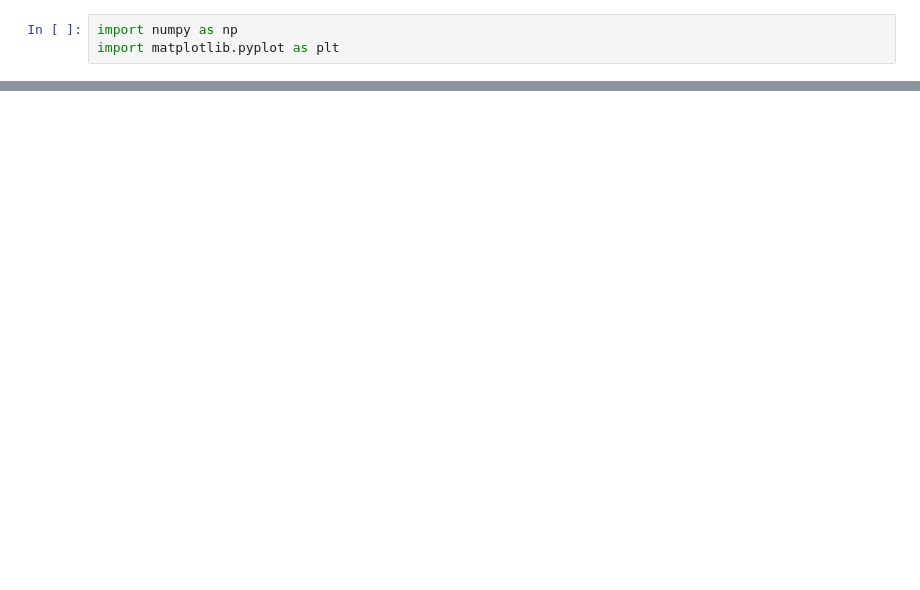
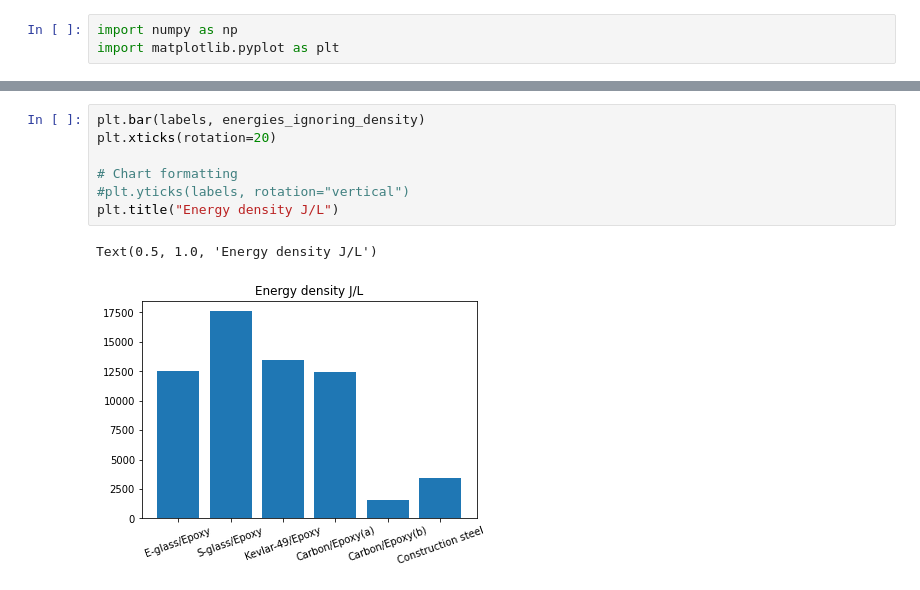
Before and after one commit to alfm778/Plastkompositter, a Jupyter notebook: Assignment 1/Assignment 1.ipynb, the cells around one changed output, grey strips where cells are left out. Cells and saved outputs as stored; diff of their text form; blank space fills up the shorter version.

```diff
--- a/Assignment 1/Assignment 1.ipynb
+++ b/Assignment 1/Assignment 1.ipynb
@@ -125,0 +136,10 @@ Text(0.5, 1.0, 'Specific Energy J/kg')
+# %%
+plt.bar(labels, energies_ignoring_density)
+plt.xticks(rotation=20)
+
+# Chart formatting
+#plt.yticks(labels, rotation="vertical")
+plt.title("Energy density J/L")
+# %% [output]
+Text(0.5, 1.0, 'Energy density J/L')
+[figure, added]
```
Also changed, not shown: parts of 5 cells of this notebook.
